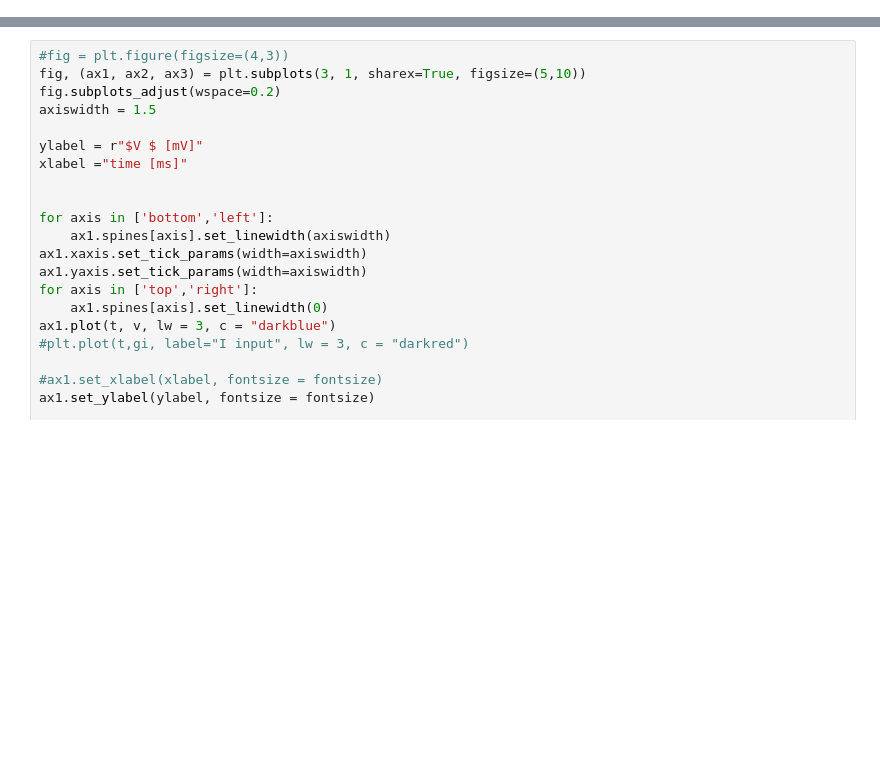
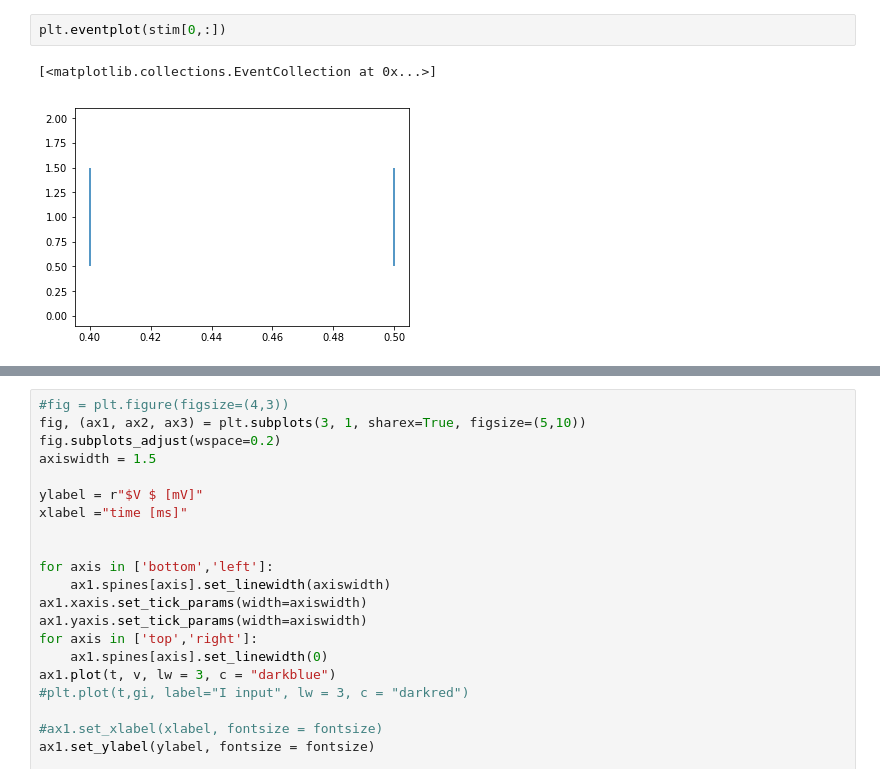
Before and after one commit to rdgao/1E3I, a Jupyter notebook: notebooks/Wilson_Cowan_Park.ipynb, the cells around one changed output, grey strips where cells are left out. Drawn from its saved outputs; the diff is of its cells as text; blank space fills up the shorter version.

Commit message:
plotting iso freq model

```diff
--- a/notebooks/Wilson_Cowan_Park.ipynb
+++ b/notebooks/Wilson_Cowan_Park.ipynb
@@ -99,0 +113,5 @@ def plot_rates(t,r, colorarr):
+# %%
+plt.eventplot(stim[0,:])
+# %% [output]
+[<matplotlib.collections.EventCollection at 0x...>]
+[figure, added]
```
Also changed, not shown: parts of 10 cells of this notebook, 1 other file.
